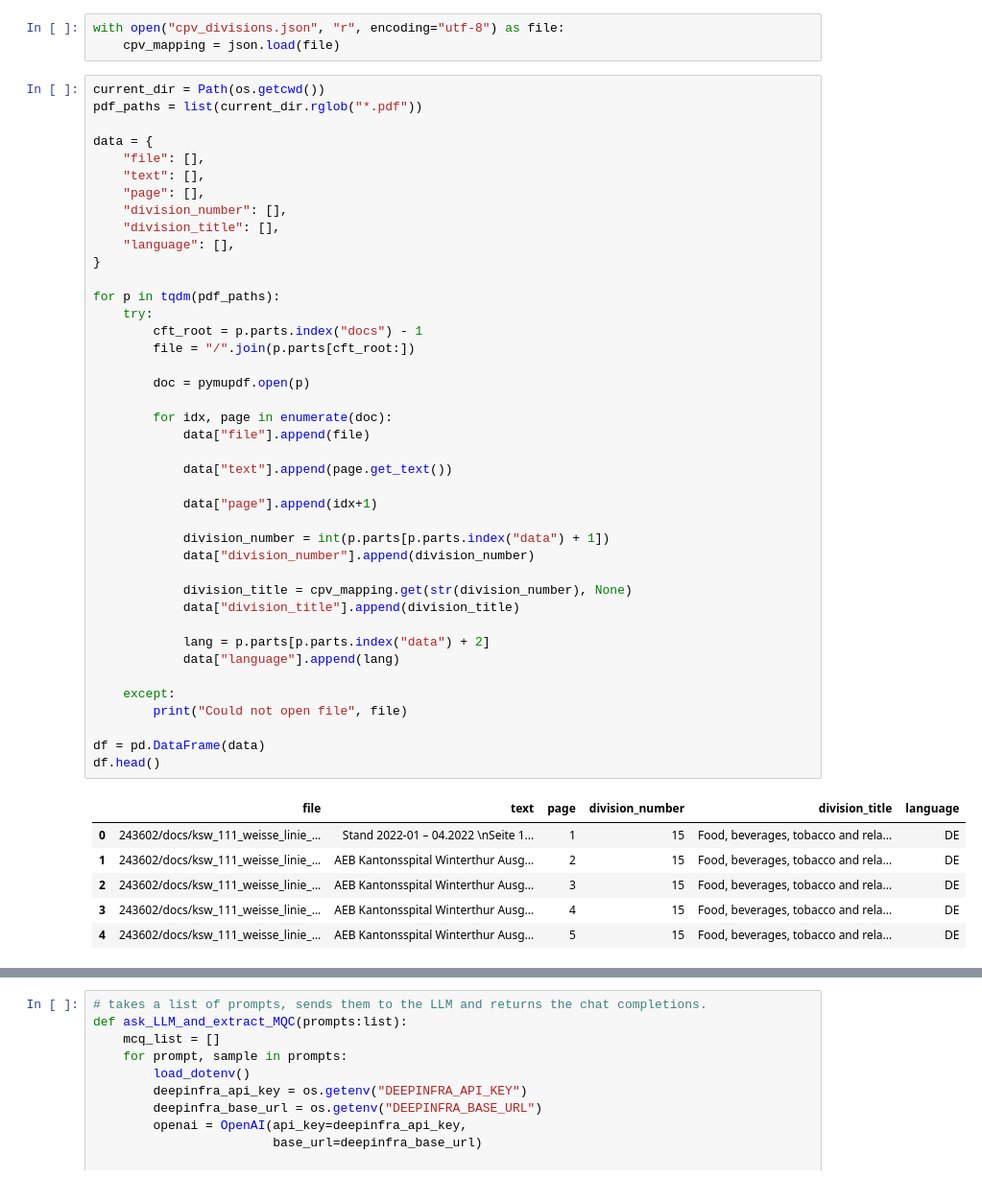
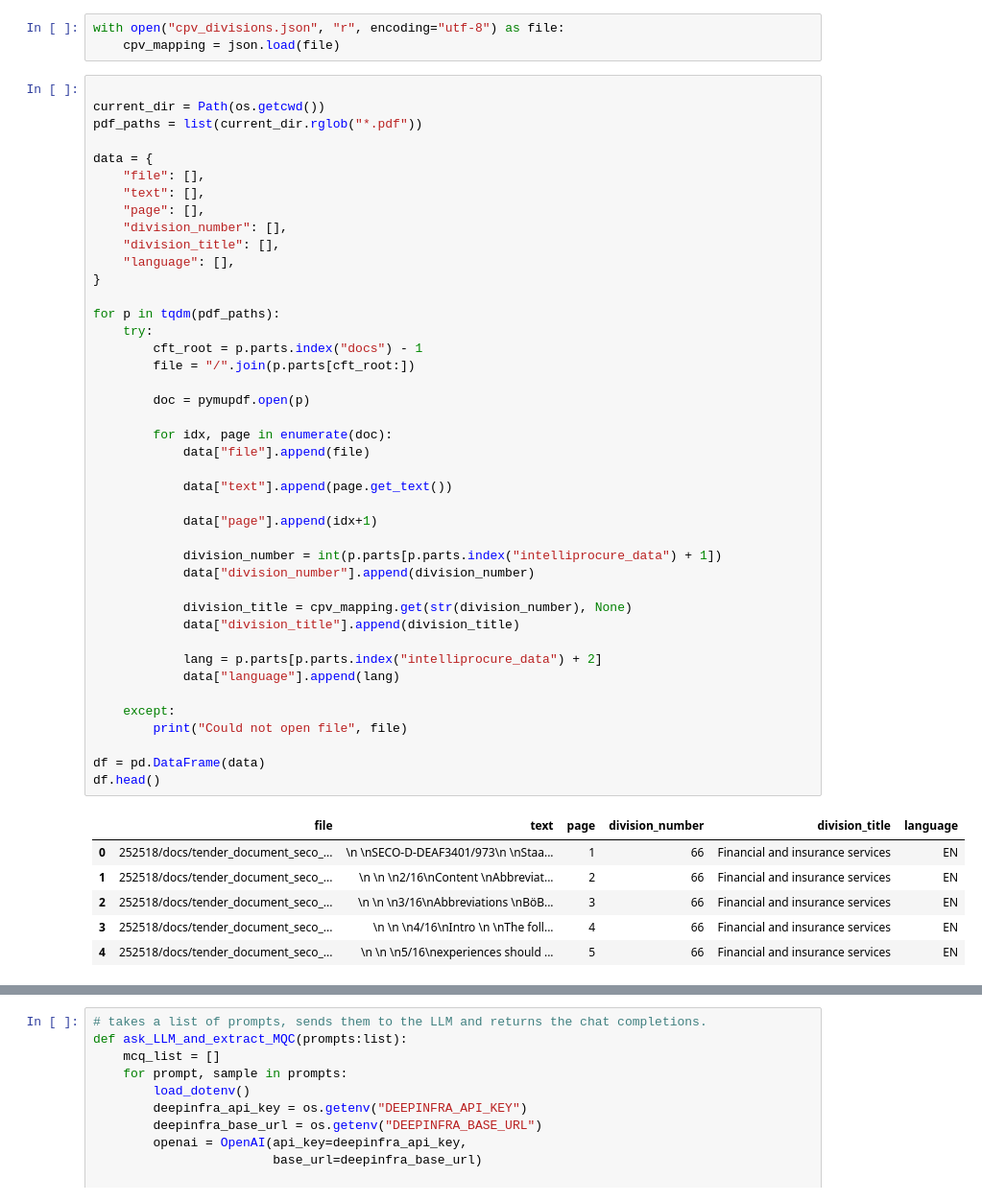
Before and after one commit to rkaushik97/llm_mcq_generation, a Jupyter notebook: read_documents.ipynb, the cells around one changed output, grey strips where cells are left out. Shown: that part at 96% size. Drawn from its saved outputs; the diff is of its cells as text.

```diff
--- a/read_documents.ipynb
+++ b/read_documents.ipynb
@@ -15,6 +15,7 @@ from dotenv import load_dotenv
 with open("cpv_divisions.json", "r", encoding="utf-8") as file:
     cpv_mapping = json.load(file)
 # %%
+
 current_dir = Path(os.getcwd())
 pdf_paths = list(current_dir.rglob("*.pdf"))
 
@@ -28,38 +29,38 @@ data = {
 }
 
 for p in tqdm(pdf_paths):
     try:
         cft_root = p.parts.index("docs") - 1
         file = "/".join(p.parts[cft_root:])
 
         doc = pymupdf.open(p)
 
         for idx, page in enumerate(doc):
             data["file"].append(file)
 
             data["text"].append(page.get_text())
 
             data["page"].append(idx+1)
 
-            division_number = int(p.parts[p.parts.index("data") + 1])
+            division_number = int(p.parts[p.parts.index("intelliprocure_data") + 1])
             data["division_number"].append(division_number)
 
             division_title = cpv_mapping.get(str(division_number), None)
             data["division_title"].append(division_title)
 
-            lang = p.parts[p.parts.index("data") + 2]
+            lang = p.parts[p.parts.index("intelliprocure_data") + 2]
             data["language"].append(lang)
 
     except:
         print("Could not open file", file)
 
 df = pd.DataFrame(data)
 df.head()
 # %% [output]
 |  | file | text | page | division_number | division_title | language |
-| 0 | 243602/docs/ksw_111_weisse_linie_... | Stand 2022-01 – 04.2022 \nSeite 1... | 1 | 15 | Food, beverages, tobacco and rela... | DE |
-| 1 | 243602/docs/ksw_111_weisse_linie_... | AEB Kantonsspital Winterthur Ausg... | 2 | 15 | Food, beverages, tobacco and rela... | DE |
-| 2 | 243602/docs/ksw_111_weisse_linie_... | AEB Kantonsspital Winterthur Ausg... | 3 | 15 | Food, beverages, tobacco and rela... | DE |
-| 3 | 243602/docs/ksw_111_weisse_linie_... | AEB Kantonsspital Winterthur Ausg... | 4 | 15 | Food, beverages, tobacco and rela... | DE |
-| 4 | 243602/docs/ksw_111_weisse_linie_... | AEB Kantonsspital Winterthur Ausg... | 5 | 15 | Food, beverages, tobacco and rela... | DE |
+| 0 | 252518/docs/tender_document_seco_... | \n \nSECO-D-DEAF3401/973\n \nStaa... | 1 | 66 | Financial and insurance services | EN |
+| 1 | 252518/docs/tender_document_seco_... | \n \n \n2/16\nContent \nAbbreviat... | 2 | 66 | Financial and insurance services | EN |
+| 2 | 252518/docs/tender_document_seco_... | \n \n \n3/16\nAbbreviations \nBöB... | 3 | 66 | Financial and insurance services | EN |
+| 3 | 252518/docs/tender_document_seco_... | \n \n \n4/16\nIntro \n \nThe foll... | 4 | 66 | Financial and insurance services | EN |
+| 4 | 252518/docs/tender_document_seco_... | \n \n \n5/16\nexperiences should ... | 5 | 66 | Financial and insurance services | EN |
 # %%
```
Also changed, not shown: parts of 2 cells of this notebook, 2 other files.
